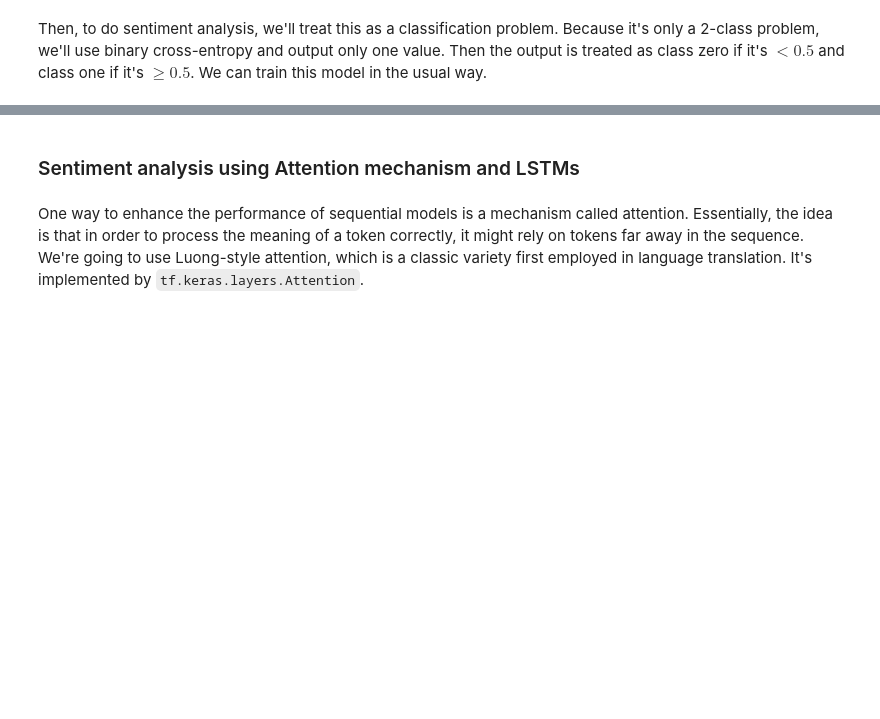
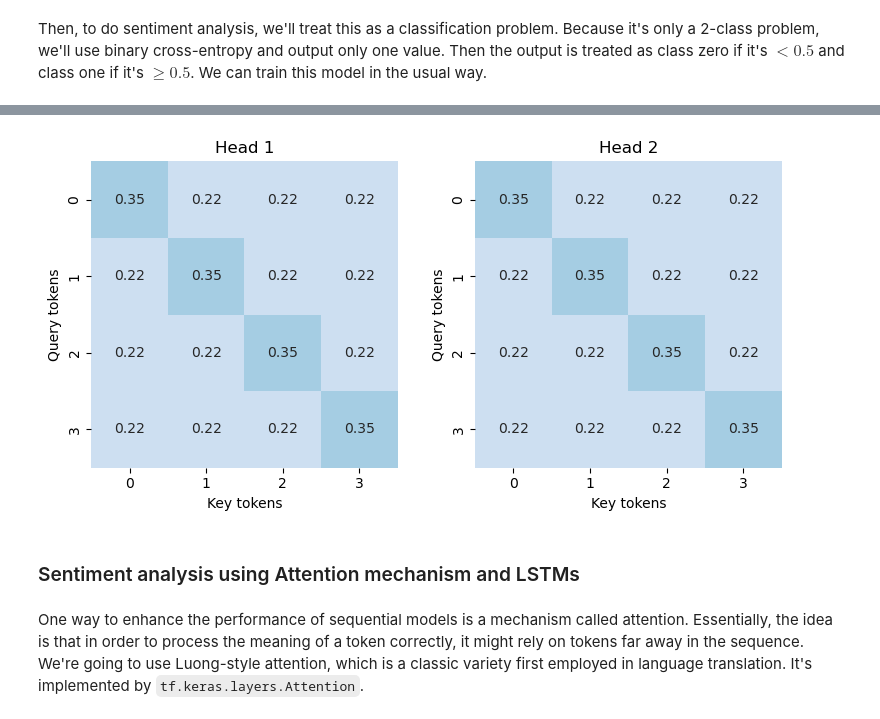
Before and after one commit to sscott-cse/Intro-Deep-Learning-Notebooks, a Jupyter notebook: CSCE-479-879/Hackathons/hackathon6.ipynb, the cells around one changed output, grey strips where cells are left out. Drawn from its saved outputs; the diff is of its cells as text; code cells hidden in the pictures; blank space fills up the shorter version.

```diff
--- a/CSCE-479-879/Hackathons/hackathon6.ipynb
+++ b/CSCE-479-879/Hackathons/hackathon6.ipynb
@@ -266,3 +508,21 @@ Then, to do sentiment analysis, we'll treat this as a classification problem. Be
+# %%
+# softmax(Q.K^T/sqrt(d))
+# for each query token, which key tokens are important?
+# each head looks at a window of 4 features
+fig, axes = plt.subplots(1, 2, figsize=(10, 4))
+
+for h, ax in enumerate(axes):
+    sns.heatmap(A[0, h].numpy(), ax=ax, cmap="Blues",
+                annot=True, fmt=".2f", vmin=0, vmax=1,
+                square=True, cbar=False)
+    ax.set_title(f"Head {h+1}")
+    ax.set_xlabel("Key tokens")
+    ax.set_ylabel("Query tokens")
+
+plt.tight_layout()
+plt.show()
+# %% [output]
+[figure, added]
 # %% [markdown]
 ### Sentiment analysis using Attention mechanism and LSTMs
 # %% [markdown]
```
Also changed, not shown: parts of 48 cells of this notebook.
